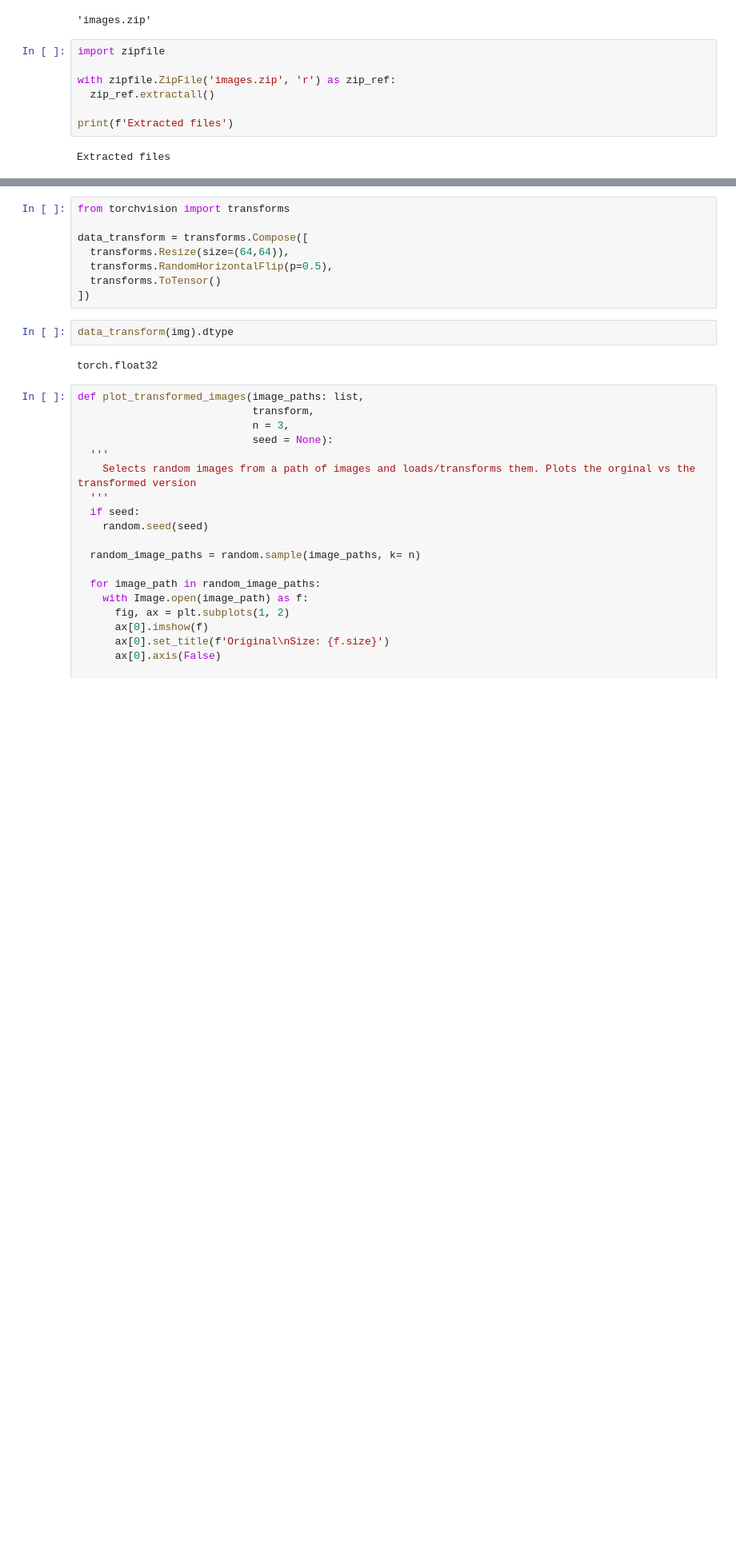
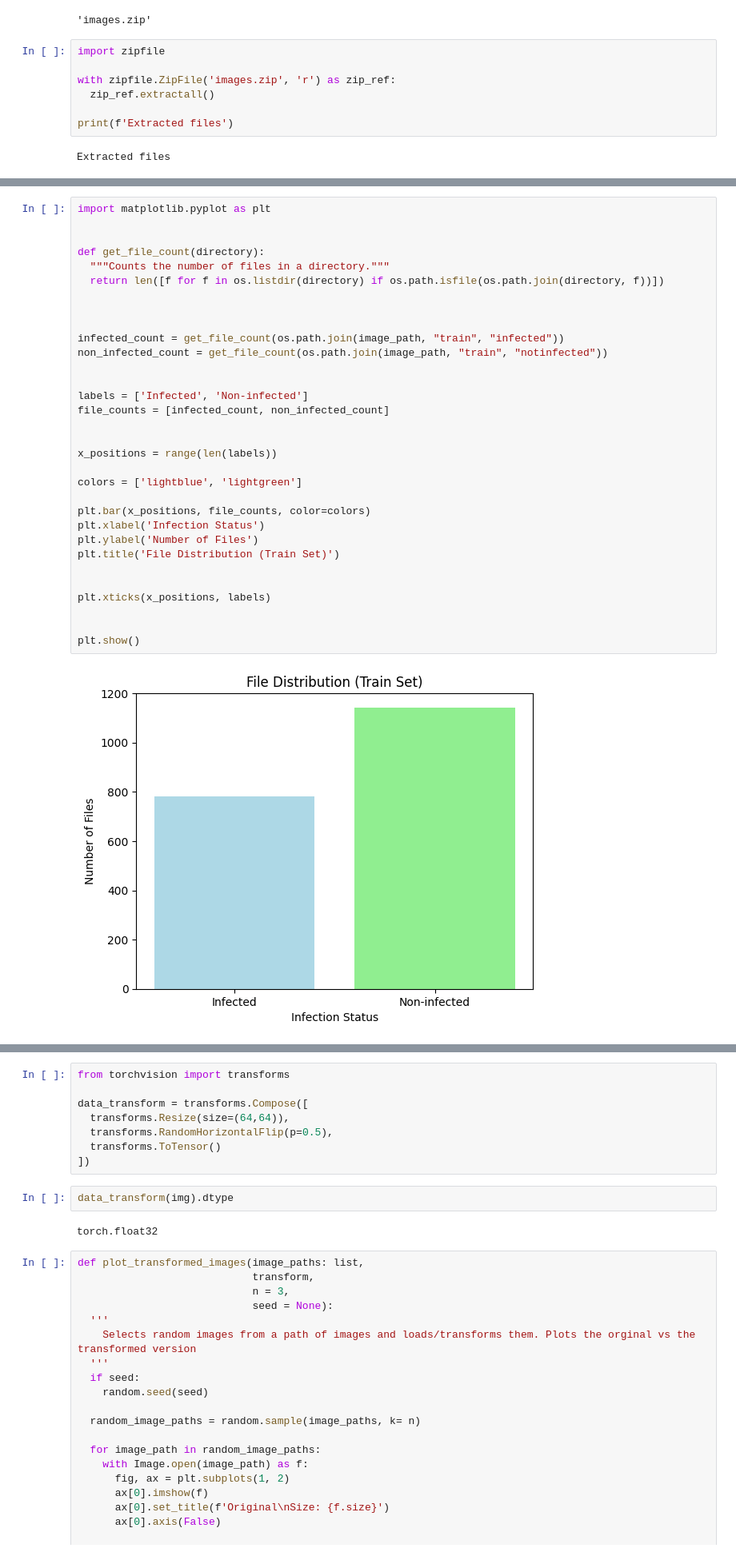
Before and after one commit to NahinAlam001/CSE-465, a Jupyter notebook: PCOS.ipynb, the cells around one changed output, grey strips where cells are left out. Shown at 80% size. Drawn from its saved outputs; the diff is of its cells as text; blank space fills up the shorter version.

```diff
--- a/PCOS.ipynb
+++ b/PCOS.ipynb
@@ -76,3 +83,37 @@ There are 0 directories and 1143 pictures in data/images/train/notinfected
+# %%
+import matplotlib.pyplot as plt
+
+
+def get_file_count(directory):
+  """Counts the number of files in a directory."""
+  return len([f for f in os.listdir(directory) if os.path.isfile(os.path.join(directory, f))])
+
+
+
+infected_count = get_file_count(os.path.join(image_path, "train", "infected"))
+non_infected_count = get_file_count(os.path.join(image_path, "train", "notinfected"))
+
+
+labels = ['Infected', 'Non-infected']
+file_counts = [infected_count, non_infected_count]
+
+
+x_positions = range(len(labels))
+
+colors = ['lightblue', 'lightgreen']
+
+plt.bar(x_positions, file_counts, color=colors)
+plt.xlabel('Infection Status')
+plt.ylabel('Number of Files')
+plt.title('File Distribution (Train Set)')
+
+
+plt.xticks(x_positions, labels)
+
+
+plt.show()
+# %% [output]
+[figure, added]
 # %%
 image_path_list = list(image_path.glob('*/*/*.jpg'))
 len(image_path_list)
```
Also changed, not shown: parts of 20 cells of this notebook.
